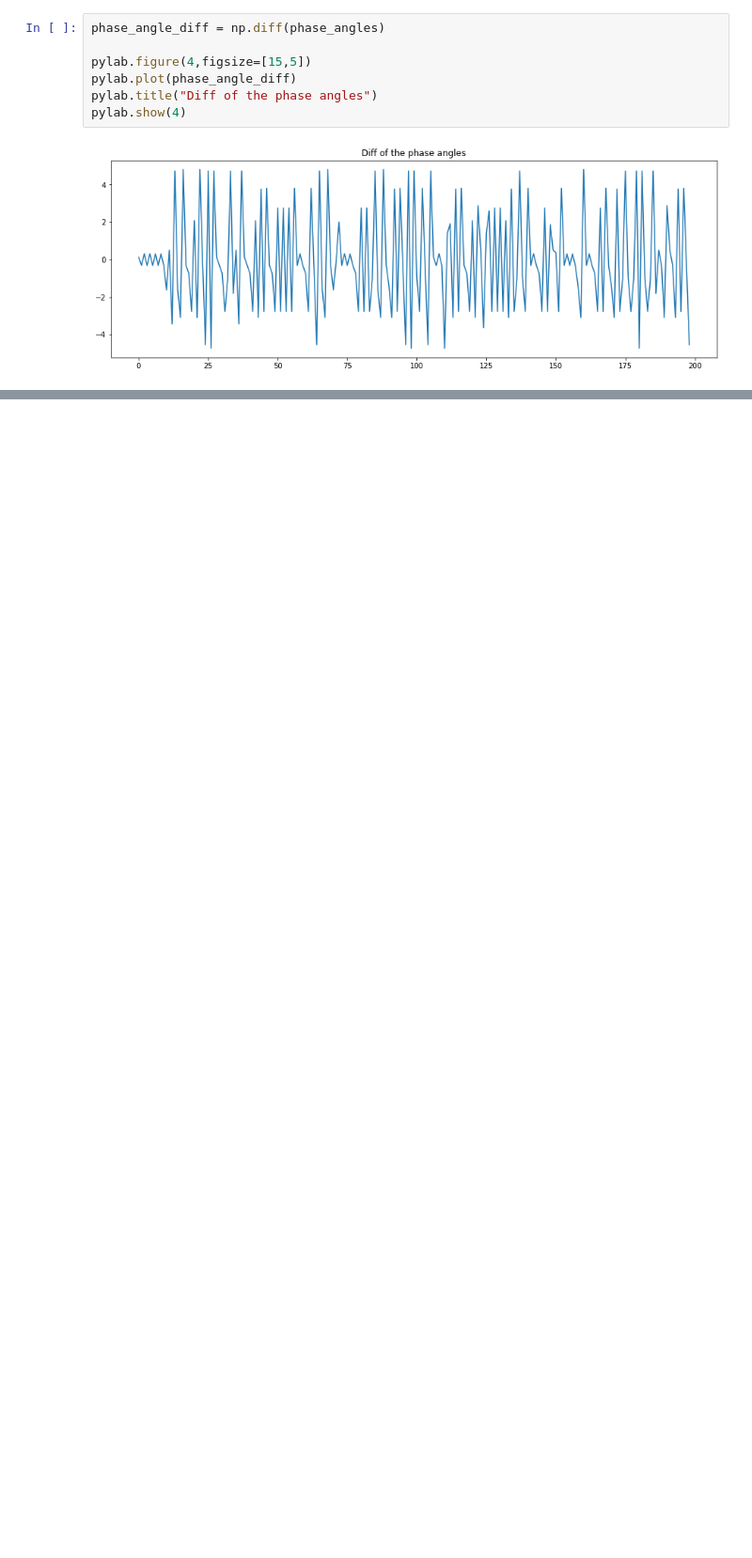
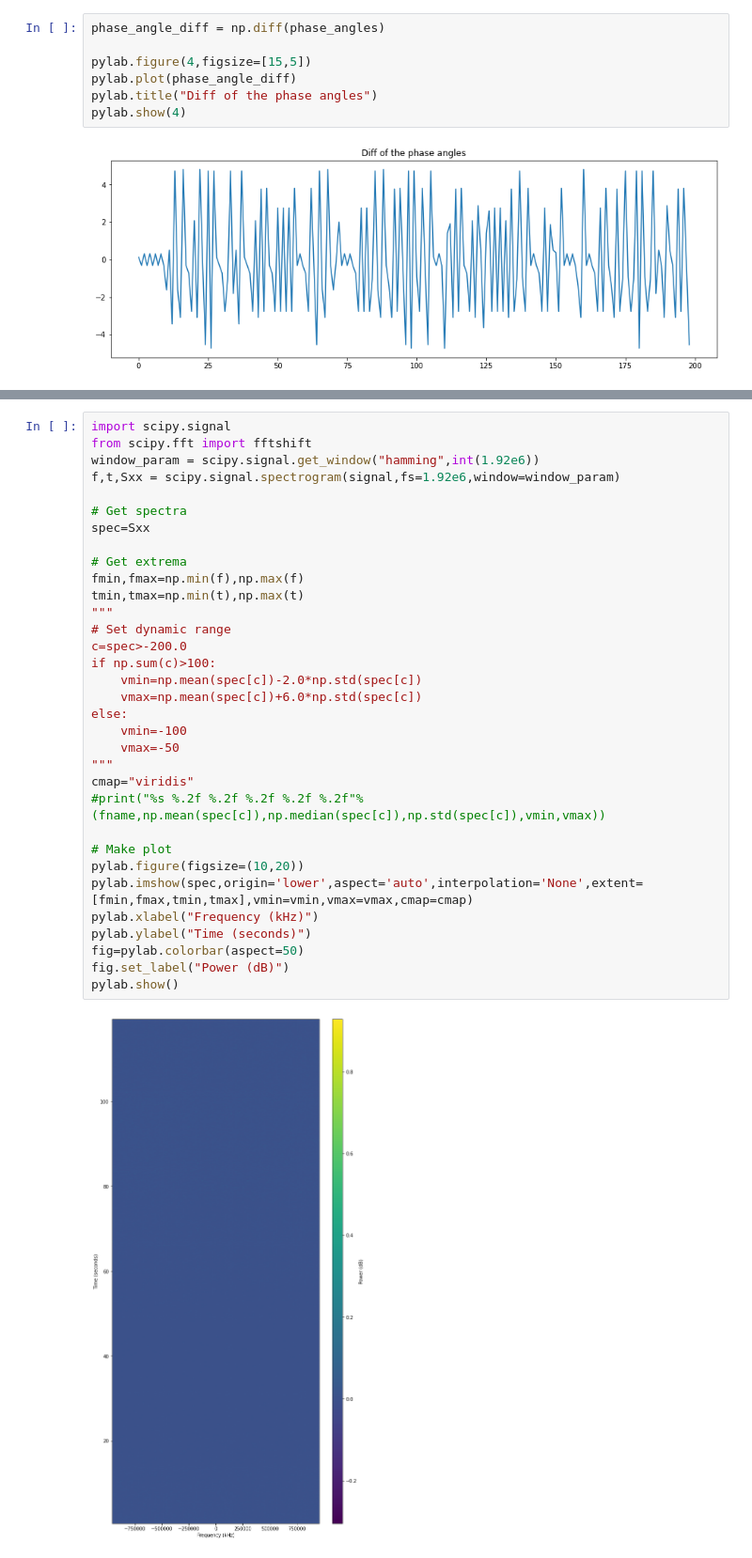
Before and after one commit to dpattison3/SDR_satellite_tracking, a Jupyter notebook: analysis/falconsat_tlm.ipynb, the cells around one changed output, grey strips where cells are left out. Shown at 94% size. Drawn from its saved outputs; the diff is of its cells as text; blank space fills up the shorter version.

```diff
--- a/analysis/falconsat_tlm.ipynb
+++ b/analysis/falconsat_tlm.ipynb
@@ -76 +106,36 @@ pylab.show(5)
 [figure]
+# %%
+import scipy.signal
+from scipy.fft import fftshift
+window_param = scipy.signal.get_window("hamming",int(1.92e6))
+f,t,Sxx = scipy.signal.spectrogram(signal,fs=1.92e6,window=window_param)
+
+# Get spectra
+spec=Sxx
+
+# Get extrema
+fmin,fmax=np.min(f),np.max(f)
+tmin,tmax=np.min(t),np.max(t)
+"""
+# Set dynamic range
+c=spec>-200.0
+if np.sum(c)>100:
+    vmin=np.mean(spec[c])-2.0*np.std(spec[c])
+    vmax=np.mean(spec[c])+6.0*np.std(spec[c])
+else:
+    vmin=-100
+    vmax=-50
+"""
+cmap="viridis"
+#print("%s %.2f %.2f %.2f %.2f %.2f"%(fname,np.mean(spec[c]),np.median(spec[c]),np.std(spec[c]),vmin,vmax))
+
+# Make plot
+pylab.figure(figsize=(10,20))
+pylab.imshow(spec,origin='lower',aspect='auto',interpolation='None',extent=[fmin,fmax,tmin,tmax],vmin=vmin,vmax=vmax,cmap=cmap)
+pylab.xlabel("Frequency (kHz)")
+pylab.ylabel("Time (seconds)")
+fig=pylab.colorbar(aspect=50)
+fig.set_label("Power (dB)")
+pylab.show()
+# %% [output]
+[figure, added]
```
Also changed, not shown: parts of 7 cells of this notebook.
